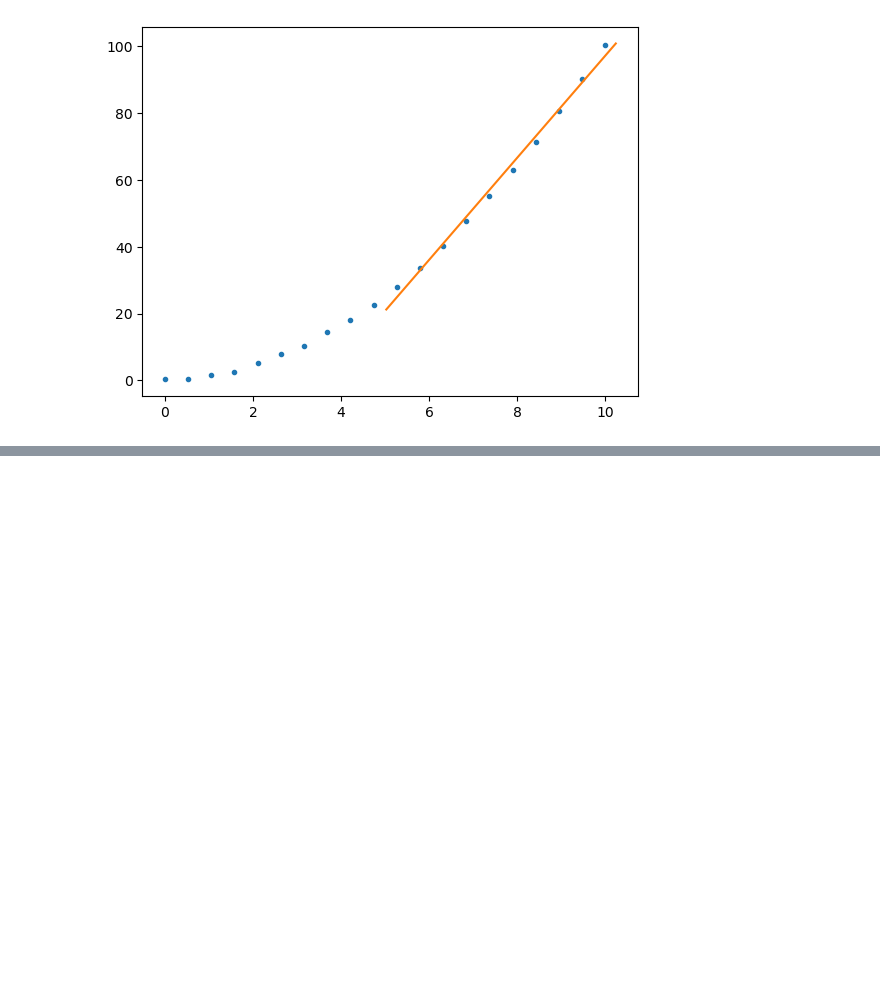
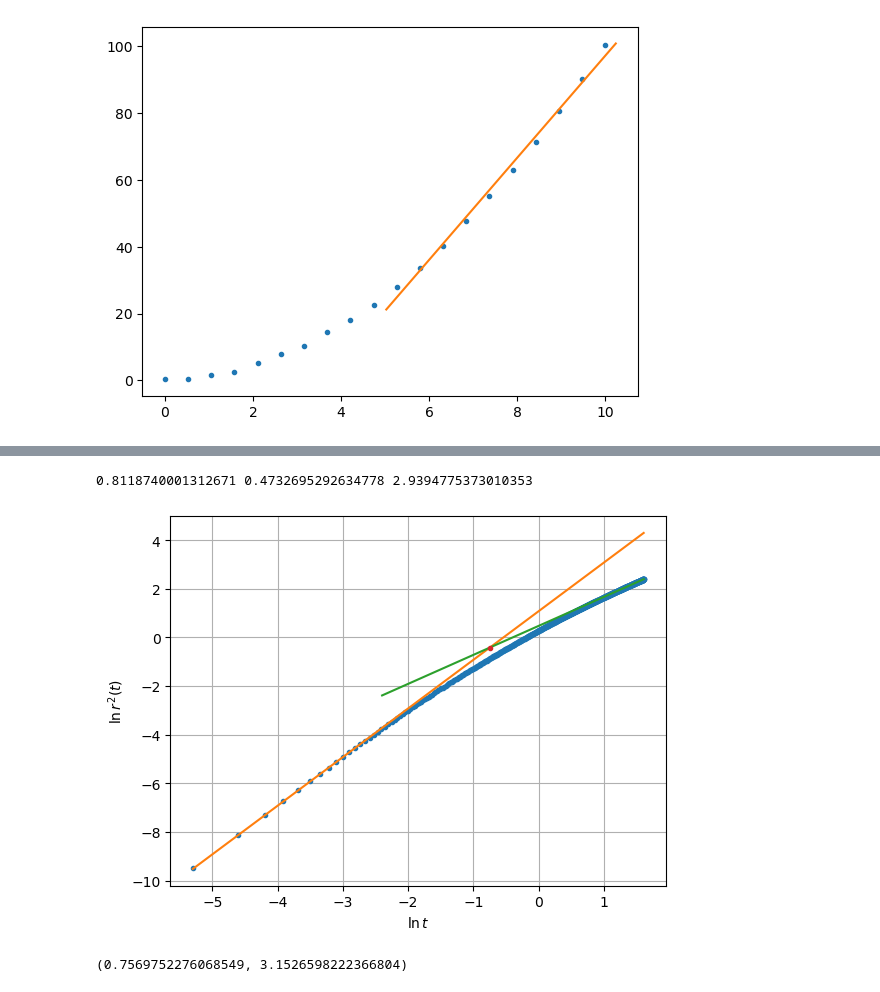
Before and after one commit to DeSpecTDr/lennard-johnes-gas-sim, a Jupyter notebook: 1.ipynb, the cells around one changed output, grey strips where cells are left out. Saved outputs shown, nothing was run; the diff lists cells and outputs as text; code cells hidden in the pictures; blank space fills up the shorter version.

```diff
--- a/1.ipynb
+++ b/1.ipynb
@@ -24,0 +63,49 @@ plt.plot(xxx, yyy)
+# %%
+
+
+# xx = np.linspace(0, 1.5, 100)
+# plt.plot(xx, v0**2 * xx**2)
+
+x1 = np.log(x[1:])
+y1 = np.log(y[1:])
+
+plt.plot(x1, y1, '.')
+
+xx = x1[-n:]
+yy = y1[-n:]
+k, b = np.polyfit(xx, yy, 1)
+mi = np.min(xx)
+ma = np.max(xx)
+mima = 0.05 * (ma - mi)
+xxx = np.linspace(-b/k-2, ma + mima, 100)
+yyy = k * xxx + b
+
+xx1 = np.linspace(x1[0], x1[-1], 100)
+plt.plot(xx1, 2*xx1 + np.log(v0**2))
+
+plt.plot(xxx, k*xxx + b)
+
+xi = -(np.log(v0**2) - b) / (2 - k)
+yi = k*xi + b
+
+plt.plot(xi, yi, '.')
+plt.xlabel("$\\ln t$")
+plt.ylabel("$\\ln r^2(t)$")
+plt.grid()
+
+# def line(x, k, b):
+#    return 10**(k * np.log(x) / np.log(10) + b)
+
+# plt.plot(xxx, line(xxx, v0**2, 0))
+
+print(np.exp(xi) * v0, np.exp(xi), 15**3/1000/(np.exp(xi) * v0)/2**0.5)
+
+# plt.savefig("freepath2_gas.svg")
+# %% [output]
+0.8118740001312671 0.4732695292634778 2.9394775373010353
+[figure, added]
+# %%
+lamb = 0.43285307 * 3 / v0
+lamb, 15**3/1000/lamb/2**0.5
+# %% [output]
+(0.7569752276068549, 3.1526598222366804)
```
Also changed, not shown: parts of 8 cells of this notebook, 3 other files.
